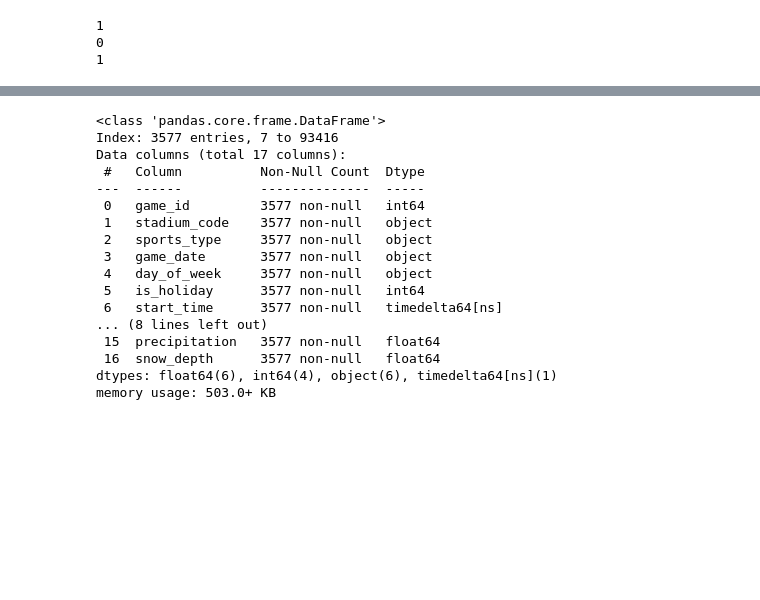
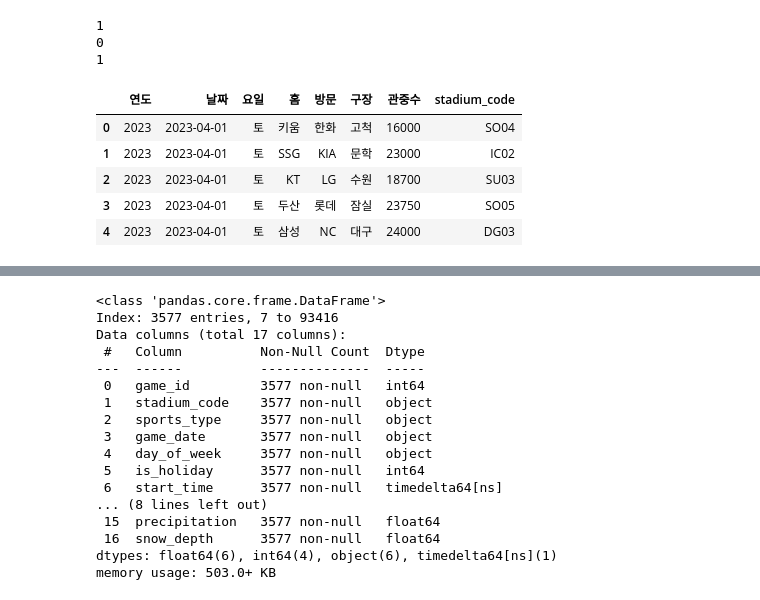
Before and after one commit to StaG-lab/ai-proj-2nd-class, a Jupyter notebook: 04.data_preprocess/1차_데이터셋구성_고승규.ipynb, the cells around one changed output, grey strips where cells are left out. Saved outputs shown, nothing was run; the diff lists cells and outputs as text; code cells hidden in the pictures; blank space fills up the shorter version.

```diff
--- a/04.data_preprocess/1차_데이터셋구성_고승규.ipynb
+++ b/04.data_preprocess/1차_데이터셋구성_고승규.ipynb
@@ -110,3 +110,26 @@ traffic_accident_df.head()
 | 2 | 3 | 강원 강릉시 | GN01 | 2023-01-03 | 3 | 0 | 4 |
 | 3 | 4 | 강원 강릉시 | GN01 | 2023-01-04 | 3 | 0 | 4 |
 | 4 | 5 | 강원 강릉시 | GN01 | 2023-01-05 | 1 | 0 | 1 |
+# %%
+# 야구 관중수 정보
+df_kbo_audience = pd.read_csv('./raw_data/야구_kbo_관중수_2023_2024.csv', encoding='utf-8')
+stadium_code_map = {
+    "사직": "BS02",
+    "청주": "CJ01",
+    "창원": "CW01",
+    "대구": "DG03",
+    "대전": "DJ02",
+    "광주": "GJ02",
+    "문학": "IC02",
+    "이천": "IH01",
+    "포항": "PH02",
+    "고척": "SO04",
+    "잠실": "SO05",
+    "수원": "SU03",
+    "울산": "US03"
+}
+
+df_kbo_audience["stadium_code"] = df_kbo_audience["구장"].map(stadium_code_map)
+df_kbo_audience['날짜'] = pd.to_datetime(df_kbo_audience['날짜'], format="%Y.%m.%d").dt.date
+df_kbo_audience['관중수'] = df_kbo_audience['관중수'].str.replace(',', '').astype(int)
+df_kbo_audience.info()
@@ -151,3 +266,12 @@ print(is_korean_holiday(date(2025, 6, 1)))  # False
 1
 0
 1
+# %%
+df_kbo_audience.head()
+# %% [output]
+|  | 연도 | 날짜 | 요일 | 홈 | 방문 | 구장 | 관중수 | stadium_code |
+| 0 | 2023 | 2023-04-01 | 토 | 키움 | 한화 | 고척 | 16000 | SO04 |
+| 1 | 2023 | 2023-04-01 | 토 | SSG | KIA | 문학 | 23000 | IC02 |
+| 2 | 2023 | 2023-04-01 | 토 | KT | LG | 수원 | 18700 | SU03 |
+| 3 | 2023 | 2023-04-01 | 토 | 두산 | 롯데 | 잠실 | 23750 | SO05 |
+| 4 | 2023 | 2023-04-01 | 토 | 삼성 | NC | 대구 | 24000 | DG03 |
```
Also changed, not shown: parts of 9 cells of this notebook, 10 other files.
